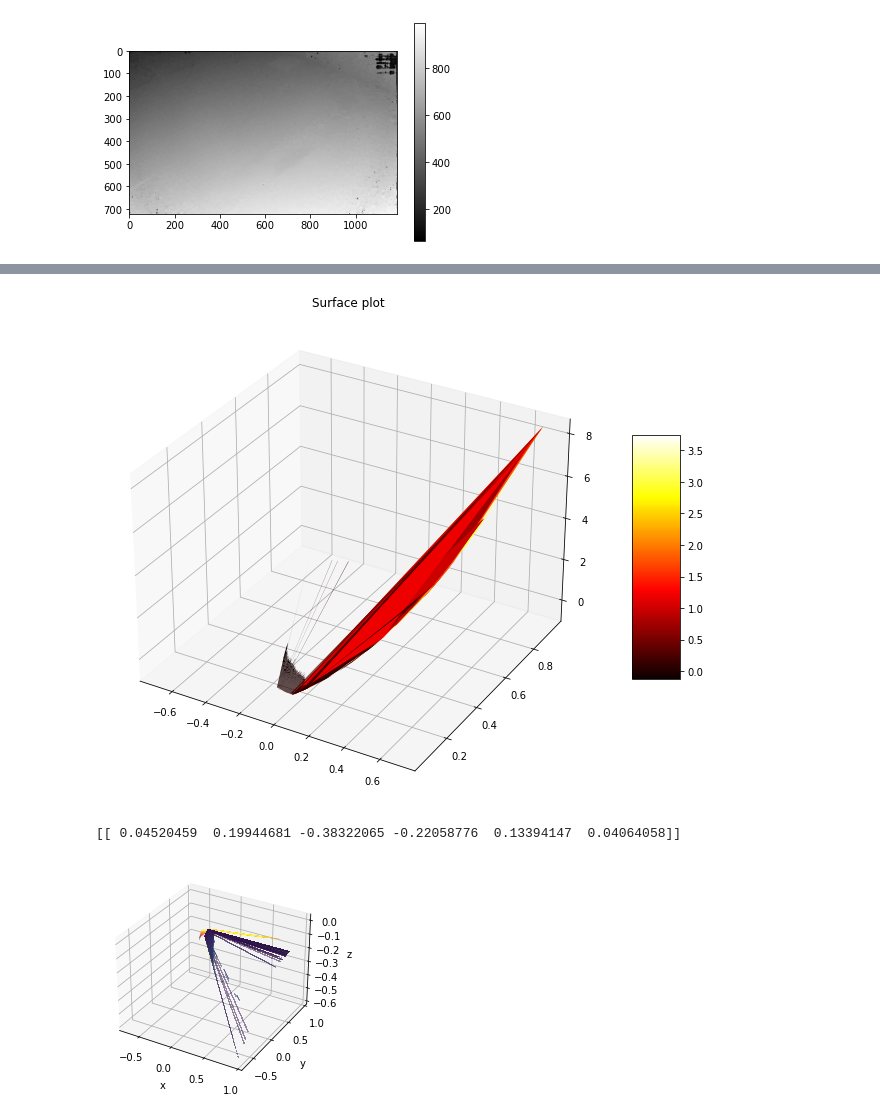
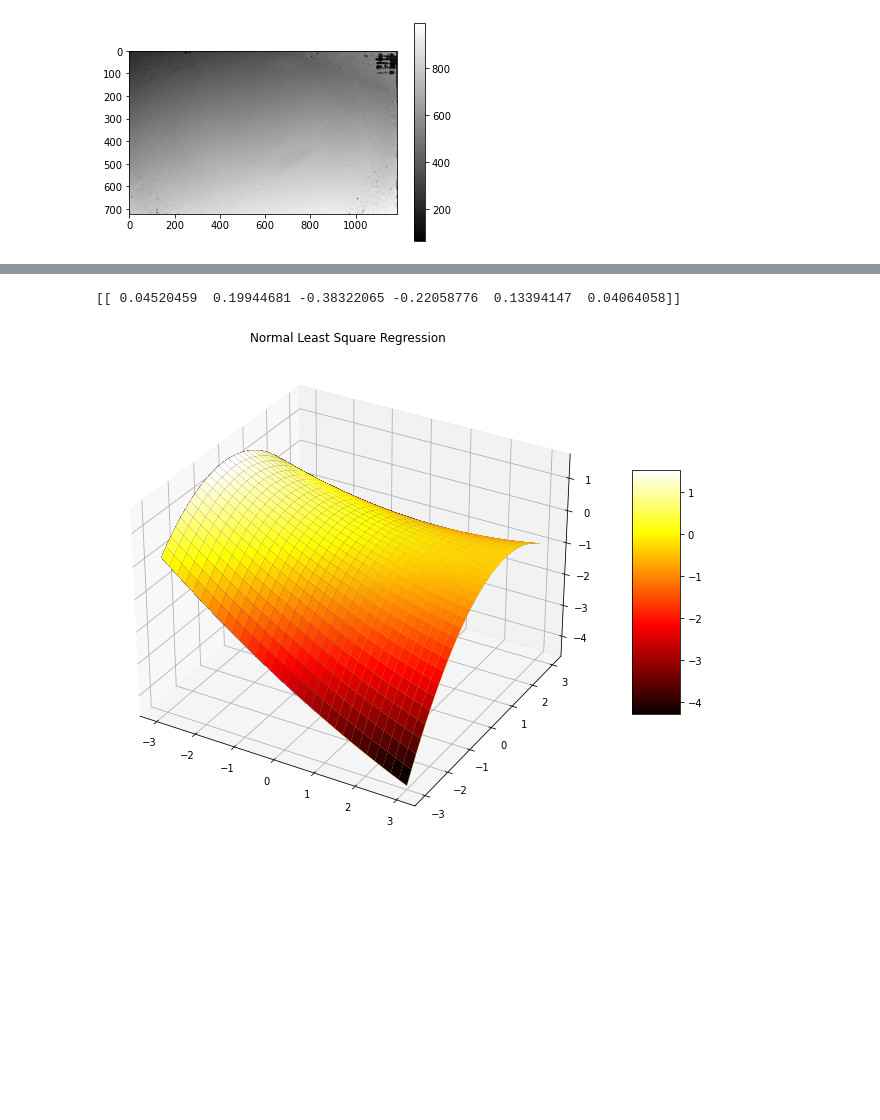
Before and after one commit to Dhruvanshu-Joshi/Pothole-Detection, a Jupyter notebook: Code/disparity_Retification.ipynb, the cells around one changed output, grey strips where cells are left out. Saved outputs shown, nothing was run; the diff lists cells and outputs as text; code cells hidden in the pictures; blank space fills up the shorter version.

```diff
--- a/Code/disparity_Retification.ipynb
+++ b/Code/disparity_Retification.ipynb
@@ -78,11 +78,12 @@ stereoProcessor = cv2.StereoSGBM_create(
 # )
 
 disparity = stereoProcessor.compute(left_img_rect, right_img_rect)
+# disparity = stereoProcessor.compute(right_img_rect, left_img_rect)
 
 disparity = disparity[0:disparity.shape[0], max_disparity:disparity.shape[1]]
 
-height = disparity.shape[0]
-width = disparity.shape[1]
+height = left_image.shape[0]
+width = left_image.shape[1]
 print(disparity)
 
 plt.imshow(left_img_rect, "gray")
@@ -269,25 +308,3 @@ ax.plot3D(x3d, yn, z3d)
-# %%
-# Creating figure
-fig = plt.figure(figsize =(14, 9))
-ax = plt.axes(projection ='3d')
-
-# Creating color map
-my_cmap = plt.get_cmap('hot')
-
-# Creating plot
-surf = ax.plot_surface(X1, Z1, Y2,
-                       cmap = my_cmap,
-                       edgecolor ='none')
-
-fig.colorbar(surf, ax = ax,
-             shrink = 0.5, aspect = 5)
-
-ax.set_title('Surface plot')
-# show plot
-# ax.view_init(180,180)
-plt.show()
-# %% [output]
-[figure, old version]
 # %%
 #finding coeff using ordinary least squares on sklearn
 from sklearn import linear_model
@@ -304,21 +321,38 @@ print(amat)
 Y3=np.reshape(yn1,(height1 , width1))
 # %% [output]
 [[ 0.04520459  0.19944681 -0.38322065 -0.22058776  0.13394147  0.04064058]]
-# %%
-#plot ordinary least square map
-from matplotlib import cm
-ax = plt.axes(projection ='3d')
-ax.plot_surface(Z1,X1,Y3,linewidth=0, antialiased=False, shade = True, alpha = 0.5, facecolors=cm.viridis(Z1))
-surf1 = ax.plot_surface(X1, Z1, Y3,
-                       cmap = my_cmap,
-                       edgecolor ='none')
-fig.colorbar(surf1, shrink=0.5, aspect=5)
-ax.set_xlabel('x')
-ax.set_ylabel('y')
-ax.set_zlabel('z')
-plt.show()
-# %% [output]
-[figure, old version]
+# %%
+x = np.outer(np.linspace(-3, 3, 32), np.ones(32))
+z = x.copy().T # transpose
+y = amat[0,0]+ amat[0,1]*x + amat[0,2]*z +  amat[0,3]*x*x + amat[0,4]*x*z + amat[0,5]*z*z
+
+
+# Creating figure
+fig = plt.figure(figsize =(14, 9))
+ax = plt.axes(projection ='3d')
+
+# Creating color map
+my_cmap = plt.get_cmap('hot')
+
+# # Creating plot
+# surf = ax.plot_surface(x, y, z,
+#                        cmap = my_cmap,
+#                        edgecolor ='none')
+
+# fig.colorbar(surf, ax = ax,
+#              shrink = 0.5, aspect = 5)
+
+ax.set_title('Normal Least Square Regression')
+ax.plot_surface(z,x,y,linewidth=0, antialiased=False, shade = True, alpha = 0.5, facecolors=cm.viridis(z))
+surf3 = ax.plot_surface(z, x, y,
+                       cmap = my_cmap,
+                       edgecolor ='none')
+fig.colorbar(surf3, shrink=0.5, aspect=5)
+plt.show()
+# show plot
+plt.show()
+# %% [output]
+[figure, added]
 # %%
 #plot using ridge regression
 reg1 = linear_model.Ridge(alpha=.5)
```
Also changed, not shown: parts of 14 cells of this notebook.
